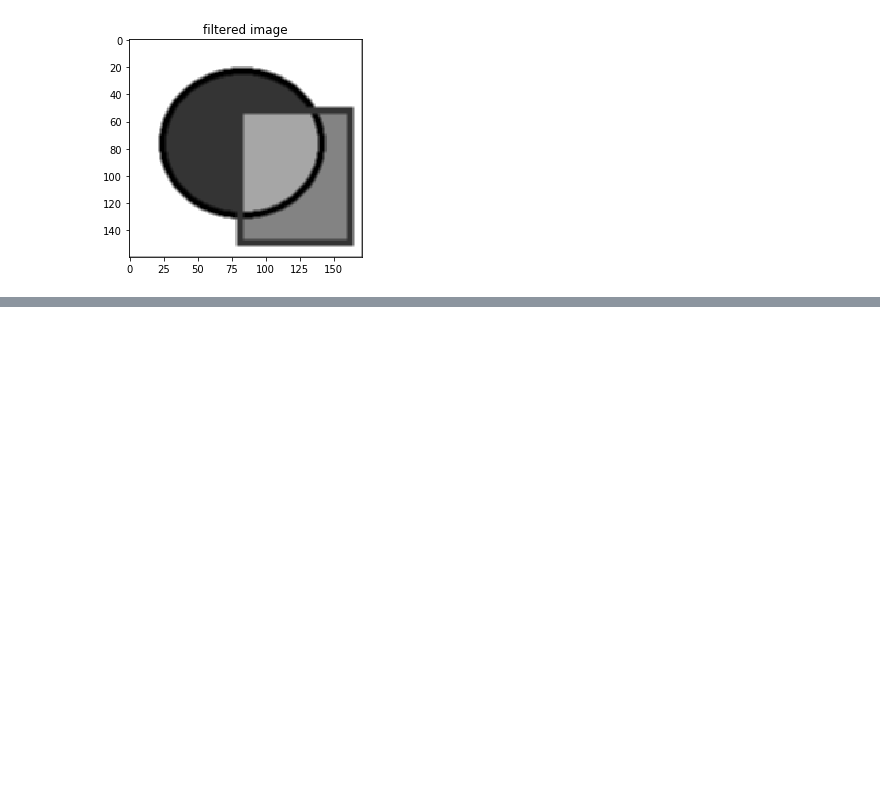
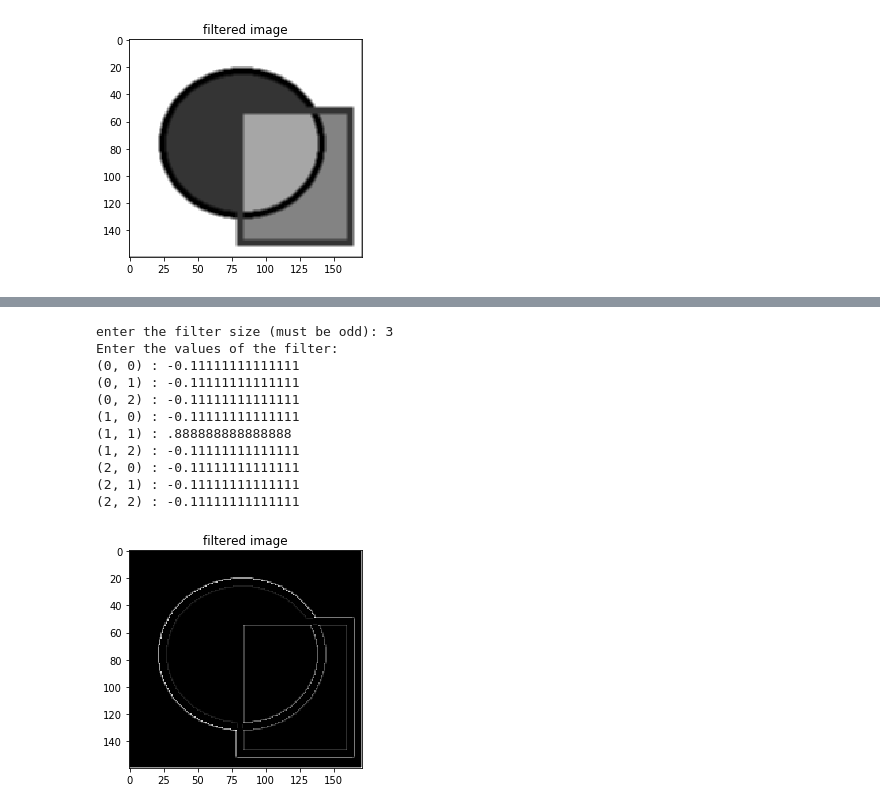
Before and after one commit to GomesLuis479/image-processing-learn, a Jupyter notebook: img-proc-nbs/prac-6/convolution.ipynb, the cells around one changed output, grey strips where cells are left out. Cells and saved outputs as stored; diff of their text form; code cells hidden in the pictures; blank space fills up the shorter version.

Commit message:
differetn filters

```diff
--- a/img-proc-nbs/prac-6/convolution.ipynb
+++ b/img-proc-nbs/prac-6/convolution.ipynb
@@ -121,0 +129,15 @@ Enter the values of the filter:
+# %%
+filterAndDisplay(grayscale) ## high pass
+# %% [output]
+enter the filter size (must be odd): 3
+Enter the values of the filter:
+(0, 0) : -0.11111111111111
+(0, 1) : -0.11111111111111
+(0, 2) : -0.11111111111111
+(1, 0) : -0.11111111111111
+(1, 1) : .888888888888888
+(1, 2) : -0.11111111111111
+(2, 0) : -0.11111111111111
+(2, 1) : -0.11111111111111
+(2, 2) : -0.11111111111111
+[figure, added]
```
Also changed, not shown: parts of 5 cells of this notebook.
